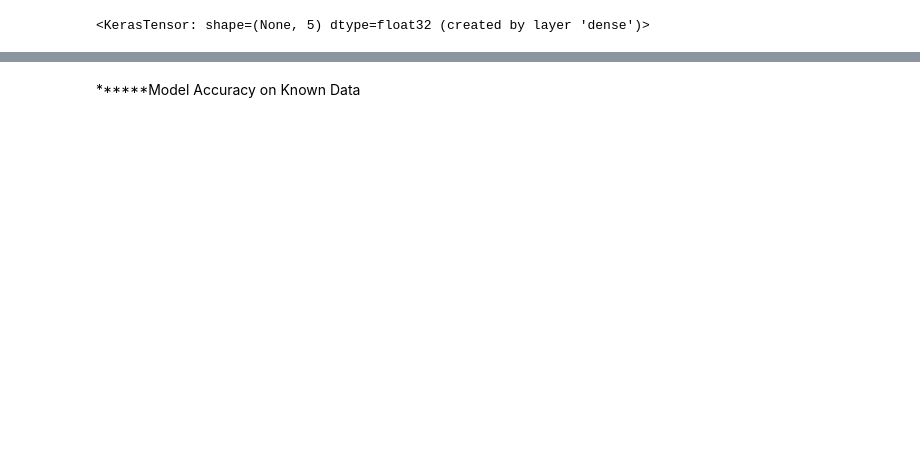
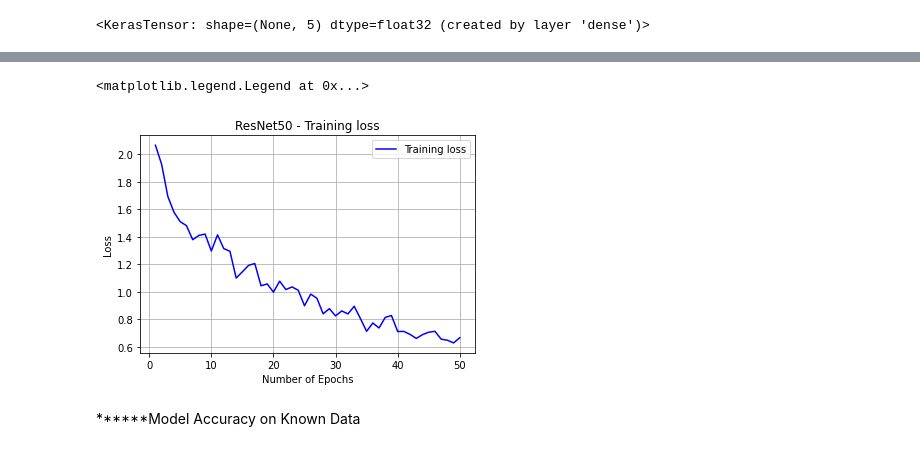
Before and after one commit to KalyanMohanty/Fruit_Classification, a Jupyter notebook: cnn_crop_prediction.ipynb, the cells around one changed output, grey strips where cells are left out. Drawn from its saved outputs; the diff is of its cells as text; code cells hidden in the pictures; blank space fills up the shorter version.

```diff
--- a/cnn_crop_prediction.ipynb
+++ b/cnn_crop_prediction.ipynb
@@ -110,3 +126,18 @@ Epoch 50/50
+# %%
+plt.figure()
+#Train and validation loss
+plt.plot(epochs, loss, 'b', label='Training loss')
+# plt.plot(epochs, val_loss, 'r', label='Validation loss')
+plt.title('ResNet50 - Training loss')
+plt.xlabel("Number of Epochs")
+plt.ylabel("Loss")
+plt.grid()
+plt.legend()
+
+# plt.savefig("/content/drive/MyDrive/Colab Notebooks/Fruit Classification Notebook/plots/50_ep_Resnet50_Loss.png")
+# %% [output]
+<matplotlib.legend.Legend at 0x...>
+[figure, added]
 # %% [markdown]
 ******Model Accuracy on Known Data
 # %%
```
Also changed, not shown: parts of 8 cells of this notebook.
